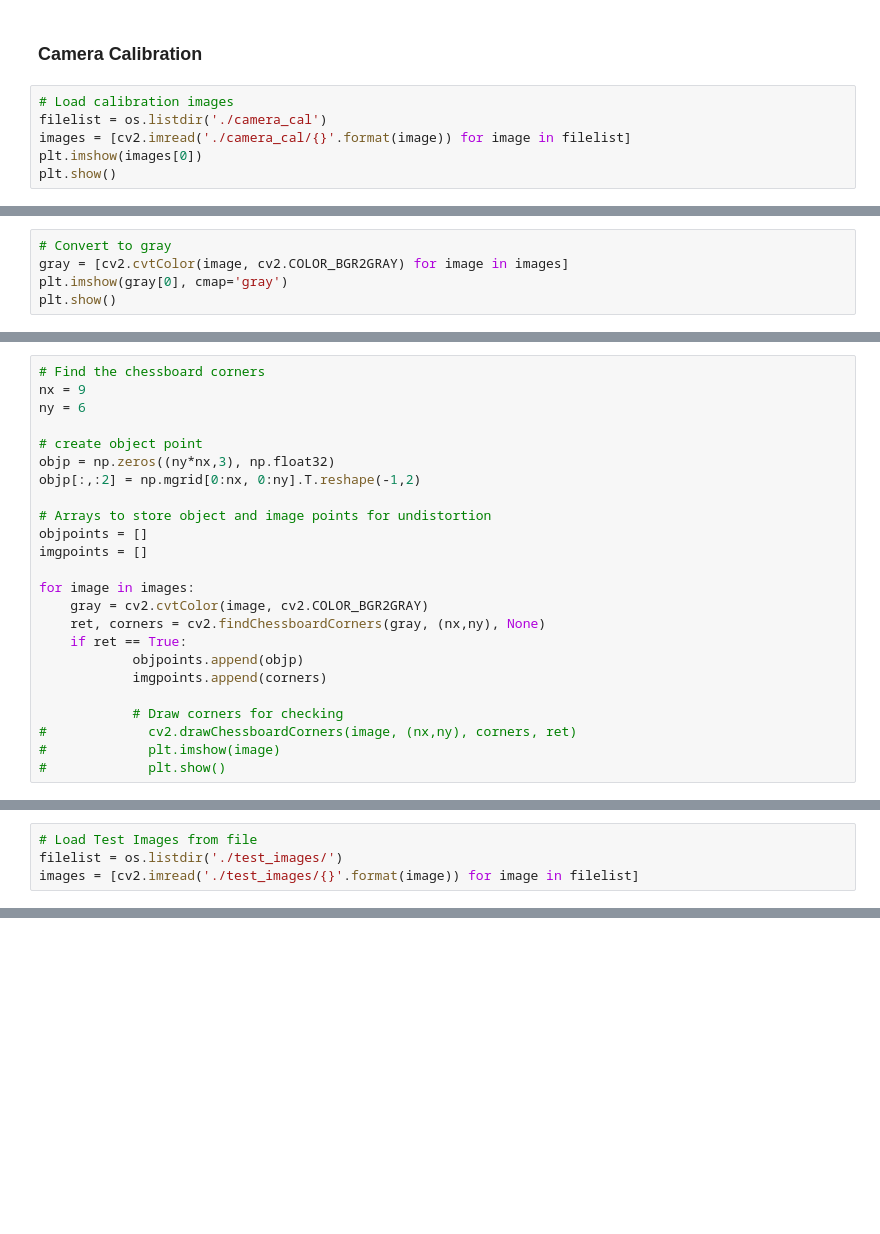
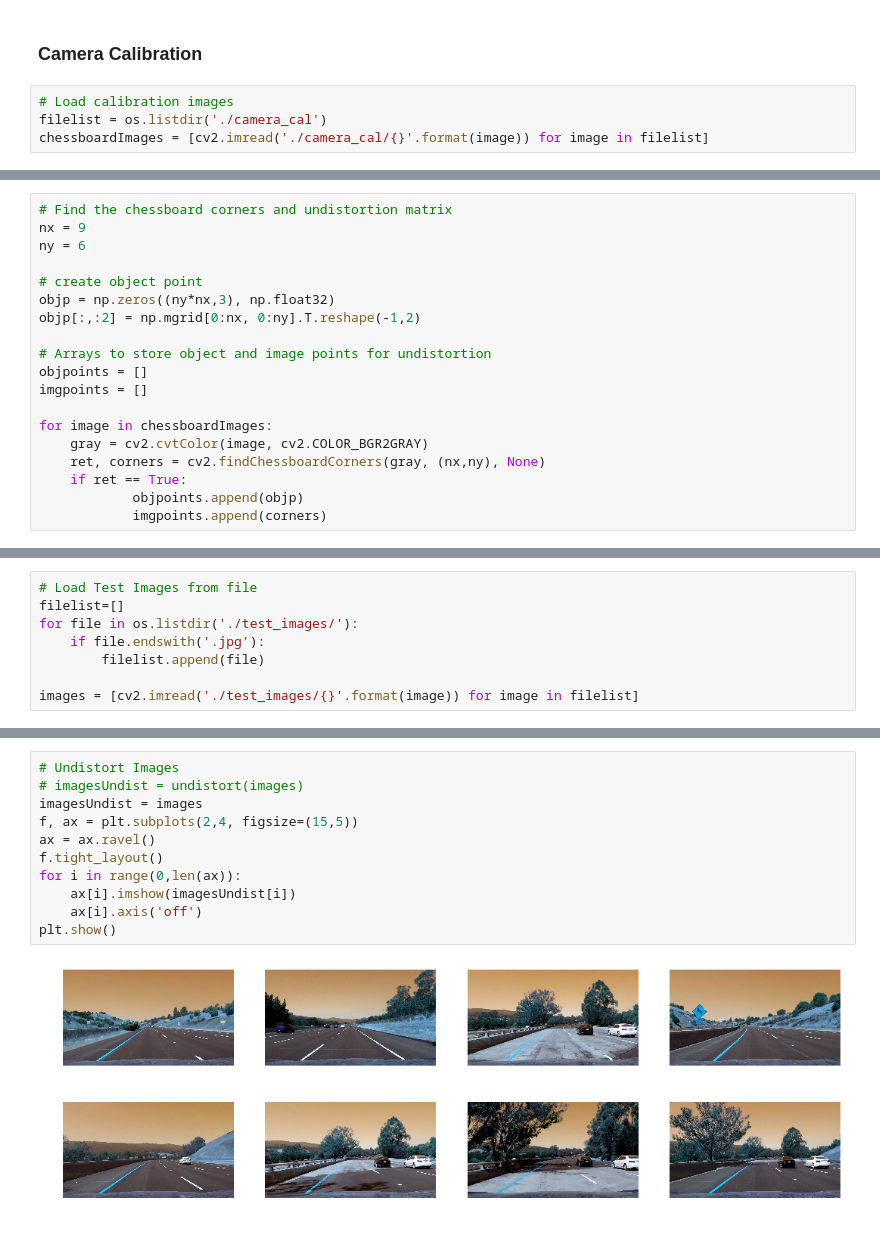
Before and after one commit to scrottty/CarND-Advanced-Lane-Lines, a Jupyter notebook: workbook.ipynb, the cells around one changed output, grey strips where cells are left out. Cells and saved outputs as stored; diff of their text form; blank space fills up the shorter version.

```diff
--- a/workbook.ipynb
+++ b/workbook.ipynb
@@ -13,6 +18,4 @@ import numpy as np
 # %%
 # Load calibration images
 filelist = os.listdir('./camera_cal')
-images = [cv2.imread('./camera_cal/{}'.format(image)) for image in filelist]
-plt.imshow(images[0])
-plt.show()
+chessboardImages = [cv2.imread('./camera_cal/{}'.format(image)) for image in filelist]
@@ -21,5 +21,0 @@ plt.show()
-# %%
-# Convert to gray
-gray = [cv2.cvtColor(image, cv2.COLOR_BGR2GRAY) for image in images]
-plt.imshow(gray[0], cmap='gray')
-plt.show()
@@ -28,5 +22,5 @@ plt.show()
 # %%
-# Find the chessboard corners
+# Find the chessboard corners and undistortion matrix
 nx = 9
 ny = 6
 
@@ -38,16 +32,11 @@ objp[:,:2] = np.mgrid[0:nx, 0:ny].T.reshape(-1,2)
 objpoints = []
 imgpoints = []
 
-for image in images:
+for image in chessboardImages:
     gray = cv2.cvtColor(image, cv2.COLOR_BGR2GRAY)
     ret, corners = cv2.findChessboardCorners(gray, (nx,ny), None)
     if ret == True:
             objpoints.append(objp)
             imgpoints.append(corners)
-
-            # Draw corners for checking
-#             cv2.drawChessboardCorners(image, (nx,ny), corners, ret)
-#             plt.imshow(image)
-#             plt.show()
 # %%
 # Use the image and object points to undistort image
@@ -72,6 +85,10 @@ plt.show()
 # %%
 # Load Test Images from file
-filelist = os.listdir('./test_images/')
+filelist=[]
+for file in os.listdir('./test_images/'):
+    if file.endswith('.jpg'):
+        filelist.append(file)
+
 images = [cv2.imread('./test_images/{}'.format(image)) for image in filelist]
 # %%
 f, ax = plt.subplots(2,4, figsize=(15,5))
@@ -83,0 +103,13 @@ plt.show()
+# %%
+# Undistort Images
+# imagesUndist = undistort(images)
+imagesUndist = images
+f, ax = plt.subplots(2,4, figsize=(15,5))
+ax = ax.ravel()
+f.tight_layout()
+for i in range(0,len(ax)):
+    ax[i].imshow(imagesUndist[i])
+    ax[i].axis('off')
+plt.show()
+# %% [output]
+[figure, added]
```
Also changed, not shown: parts of 14 cells of this notebook, 14 other files.
